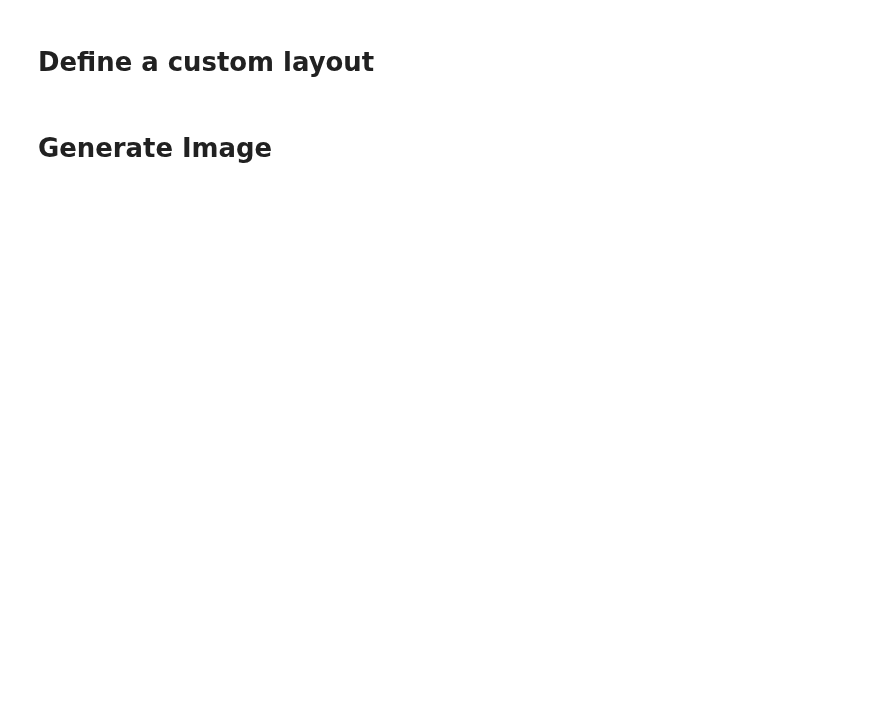
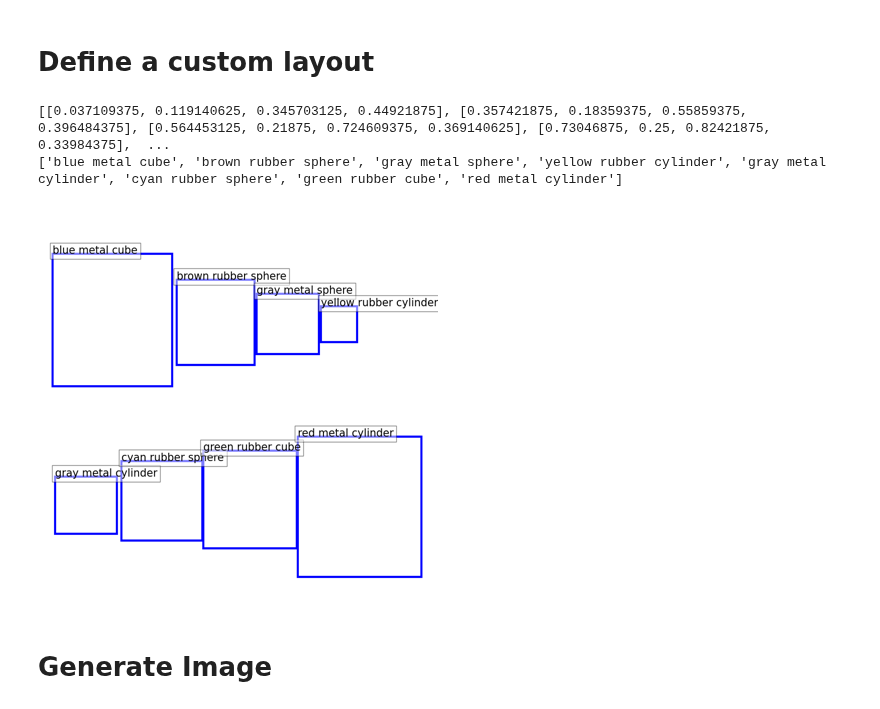
Before and after one commit to j-min/IterInpaint, a Jupyter notebook: inference_iterinpaint.ipynb, the cells around one changed output. Drawn from its saved outputs; the diff is of its cells as text; code cells hidden in the pictures; blank space fills up the shorter version.

```diff
--- a/inference_iterinpaint.ipynb
+++ b/inference_iterinpaint.ipynb
@@ -235,6 +241,7 @@ opt
 # %% [markdown]
 # Define a custom layout
 # %%
+layout_name = "eight_objects_two_rows"
 custom_annotations = [
     {'x': 19,
      'y': 61,
@@ -246,7 +253,11 @@ custom_annotations = [
       'width': 103,
       'height': 109,
       'label': 'brown rubber sphere'},
-    {'x': 289, 'y': 112, 'width': 82, 'height': 77, 'label': 'gray metal sphere'},
+    {'x': 289,
+     'y': 112,
+     'width': 82,
+     'height': 77,
+     'label': 'gray metal sphere'},
     {'x': 374,
       'y': 128,
       'width': 48,
@@ -274,15 +285,22 @@ custom_annotations = [
       'label': 'red metal cylinder'},
 ]
 # %%
+# 1) convert xywh to xyxy
+# 2) normalize coordinates
 scene = encode_from_custom_annotation(custom_annotations, size=512)
 
 print(scene['boxes_normalized'])
 print(scene['box_captions'])
+# %% [output]
+[[0.037109375, 0.119140625, 0.345703125, 0.44921875], [0.357421875, 0.18359375, 0.55859375, 0.396484375], [0.564453125, 0.21875, 0.724609375, 0.369140625], [0.73046875, 0.25, 0.82421875, 0.33984375],  ...
+['blue metal cube', 'brown rubber sphere', 'gray metal sphere', 'yellow rubber cylinder', 'gray metal cylinder', 'cyan rubber sphere', 'green rubber cube', 'red metal cylinder']
 # %%
 layout_img = fig2img(plot_results(
     Image.new('RGB', (512, 512), color='white'),
     boxes=scene['boxes_normalized'],
     captions=scene['box_captions'],
     colors=['blue'] * len(scene['box_captions'])
 ))
-layout_img
+layout_img.resize((400,400))
+# %% [output]
+[figure, added]
```
Also changed, not shown: parts of 19 cells of this notebook.
